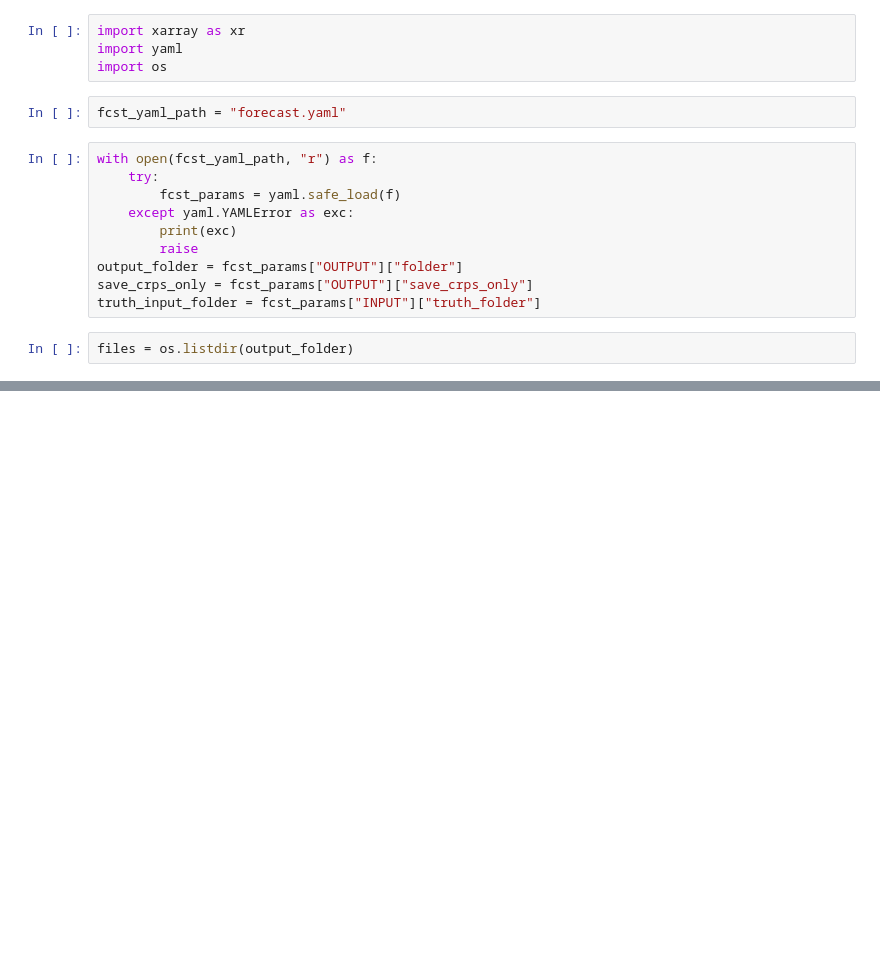
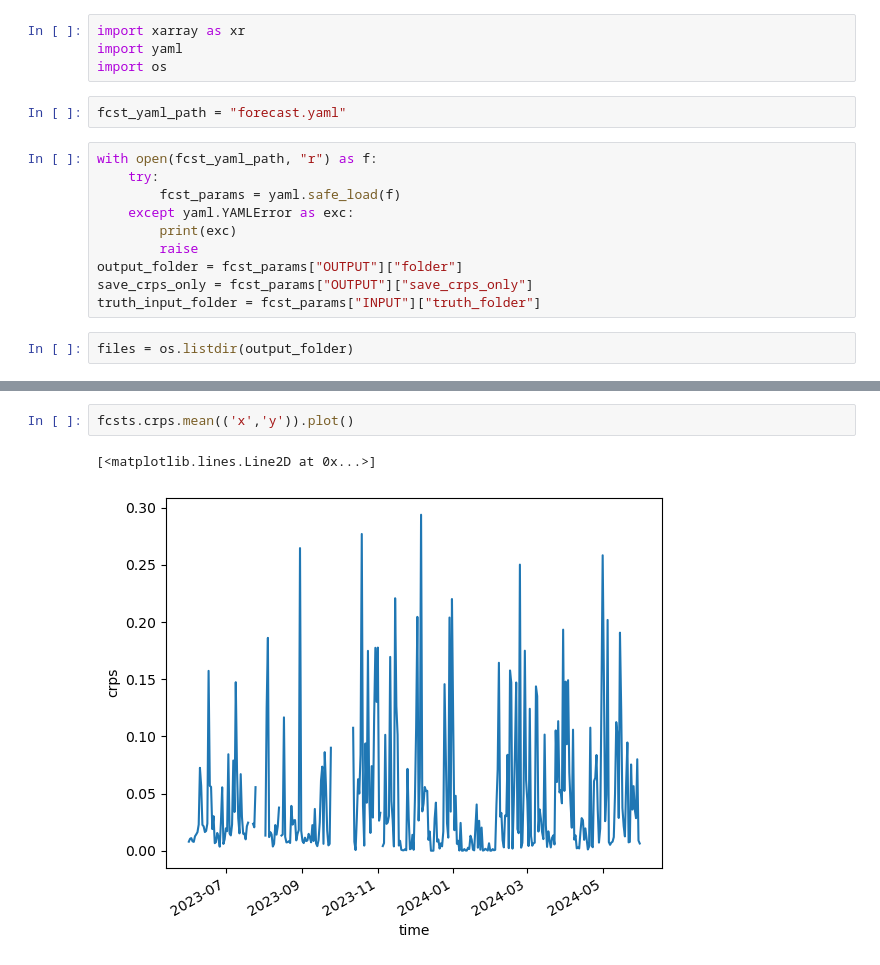
Before and after one commit to matt-wright1/ensemble-cgan, a Jupyter notebook: dsrnngan/0005_check_forecast.ipynb, the cells around one changed output, grey strips where cells are left out. Cells and saved outputs as stored; diff of their text form; blank space fills up the shorter version.

```diff
--- a/dsrnngan/0005_check_forecast.ipynb
+++ b/dsrnngan/0005_check_forecast.ipynb
@@ -58,0 +68,5 @@ fcst.crps.isel(valid_time=0, time=0).plot()
+# %%
+fcsts.crps.mean(('x','y')).plot()
+# %% [output]
+[<matplotlib.lines.Line2D at 0x...>]
+[figure, added]
```
Also changed, not shown: parts of 6 cells of this notebook, 8 other files.
